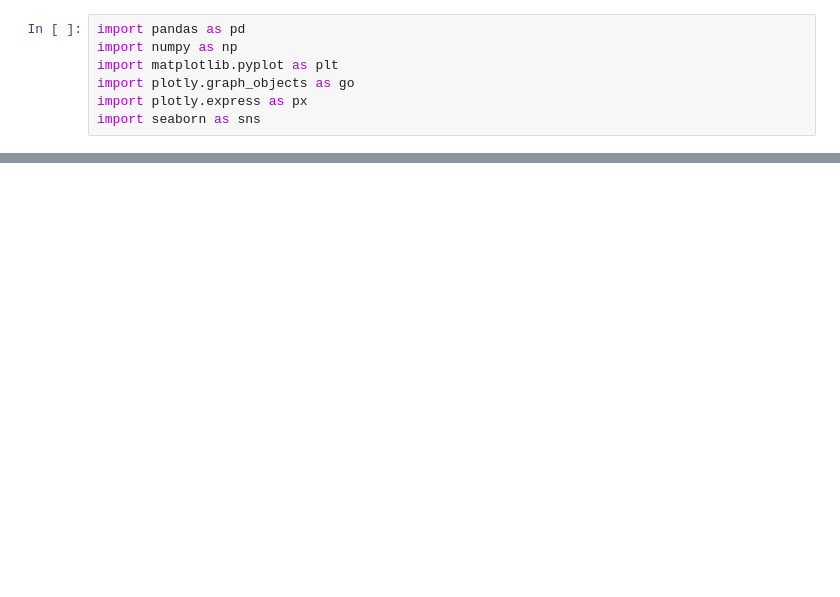
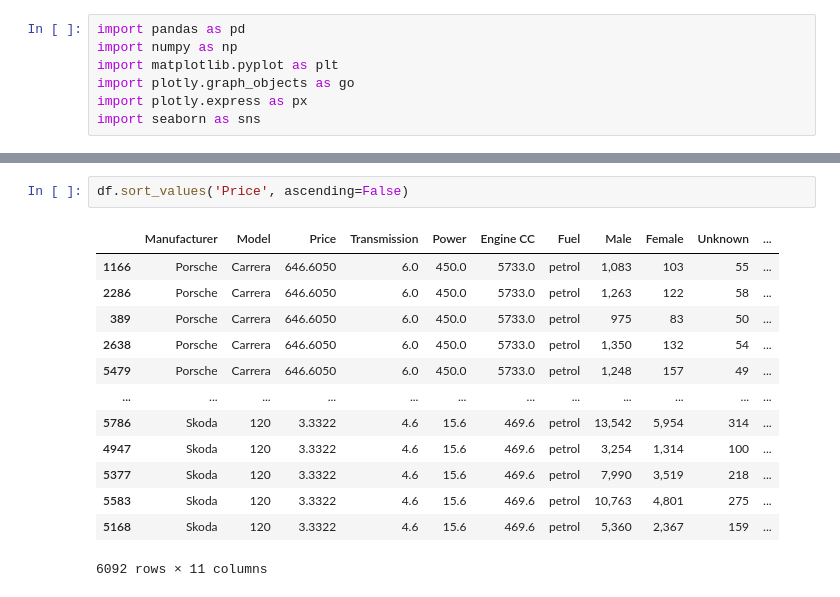
Before and after one commit to renan-lemes/python_labs, a Jupyter notebook: DataCampPandas/Learn.ipynb, the cells around one changed output, grey strips where cells are left out. Saved outputs shown, nothing was run; the diff lists cells and outputs as text; blank space fills up the shorter version.

```diff
--- a/DataCampPandas/Learn.ipynb
+++ b/DataCampPandas/Learn.ipynb
@@ -35,0 +107,16 @@ df[df['uniq_id'].isin(['d27964f50577db8e46f2069b050c62c6'])]
+# %%
+df.sort_values('Price', ascending=False)
+# %% [output]
+|  | Manufacturer | Model | Price | Transmission | Power | Engine CC | Fuel | Male | Female | Unknown | ... |
+| 1166 | Porsche | Carrera | 646.6050 | 6.0 | 450.0 | 5733.0 | petrol | 1,083 | 103 | 55 | ... |
+| 2286 | Porsche | Carrera | 646.6050 | 6.0 | 450.0 | 5733.0 | petrol | 1,263 | 122 | 58 | ... |
+| 389 | Porsche | Carrera | 646.6050 | 6.0 | 450.0 | 5733.0 | petrol | 975 | 83 | 50 | ... |
+| 2638 | Porsche | Carrera | 646.6050 | 6.0 | 450.0 | 5733.0 | petrol | 1,350 | 132 | 54 | ... |
+| 5479 | Porsche | Carrera | 646.6050 | 6.0 | 450.0 | 5733.0 | petrol | 1,248 | 157 | 49 | ... |
+| ... | ... | ... | ... | ... | ... | ... | ... | ... | ... | ... | ... |
+| 5786 | Skoda | 120 | 3.3322 | 4.6 | 15.6 | 469.6 | petrol | 13,542 | 5,954 | 314 | ... |
+| 4947 | Skoda | 120 | 3.3322 | 4.6 | 15.6 | 469.6 | petrol | 3,254 | 1,314 | 100 | ... |
+| 5377 | Skoda | 120 | 3.3322 | 4.6 | 15.6 | 469.6 | petrol | 7,990 | 3,519 | 218 | ... |
+| 5583 | Skoda | 120 | 3.3322 | 4.6 | 15.6 | 469.6 | petrol | 10,763 | 4,801 | 275 | ... |
+| 5168 | Skoda | 120 | 3.3322 | 4.6 | 15.6 | 469.6 | petrol | 5,360 | 2,367 | 159 | ... |
+6092 rows × 11 columns
```
Also changed, not shown: parts of 33 cells of this notebook.
